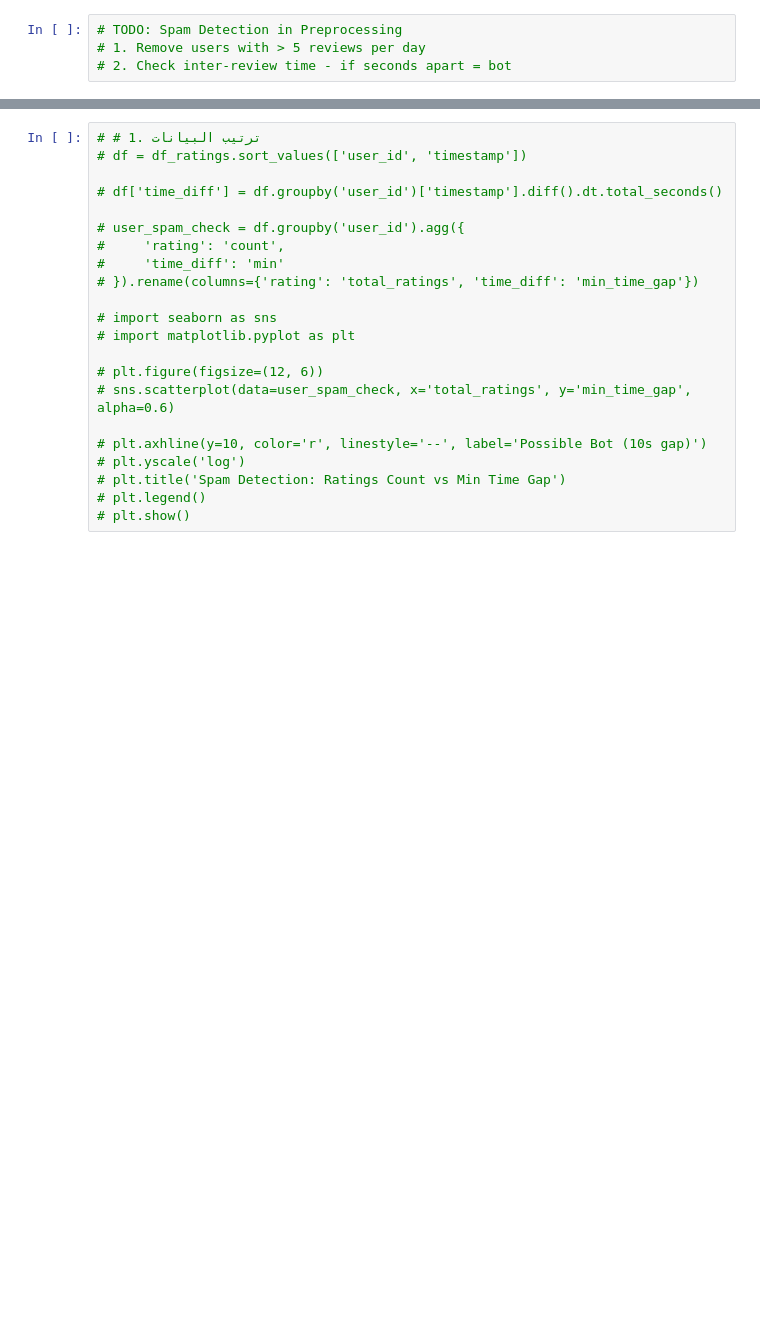
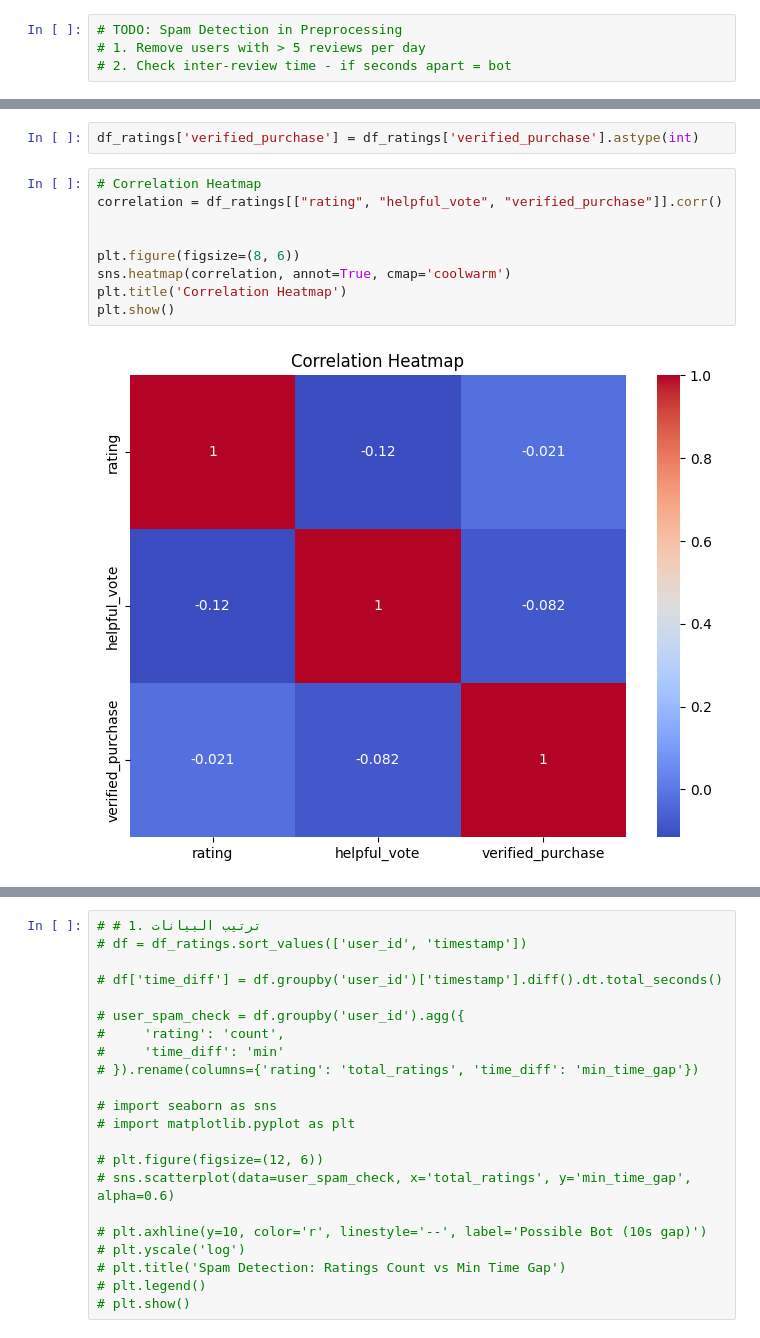
Before and after one commit to HossamAhmed119/Personalized-Recommendation-System-with-Feedback-Loop, a Jupyter notebook: notebooks/01_EDA.ipynb, the cells around one changed output, grey strips where cells are left out. Saved outputs shown, nothing was run; the diff lists cells and outputs as text; blank space fills up the shorter version.

```diff
--- a/notebooks/01_EDA.ipynb
+++ b/notebooks/01_EDA.ipynb
@@ -341,0 +395,13 @@ Sparsity: 99.99%
+# %%
+df_ratings['verified_purchase'] = df_ratings['verified_purchase'].astype(int)
+# %%
+# Correlation Heatmap
+correlation = df_ratings[["rating", "helpful_vote", "verified_purchase"]].corr()
+
+
+plt.figure(figsize=(8, 6))
+sns.heatmap(correlation, annot=True, cmap='coolwarm')
+plt.title('Correlation Heatmap')
+plt.show()
+# %% [output]
+[figure, added]
```
Also changed, not shown: parts of 14 cells of this notebook.
